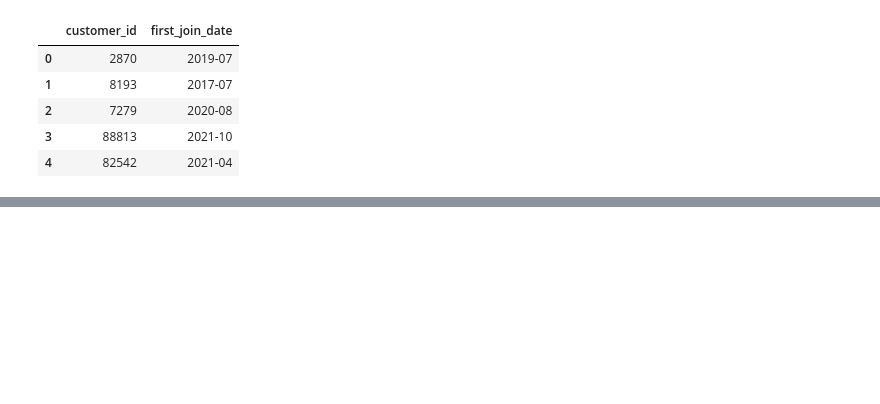
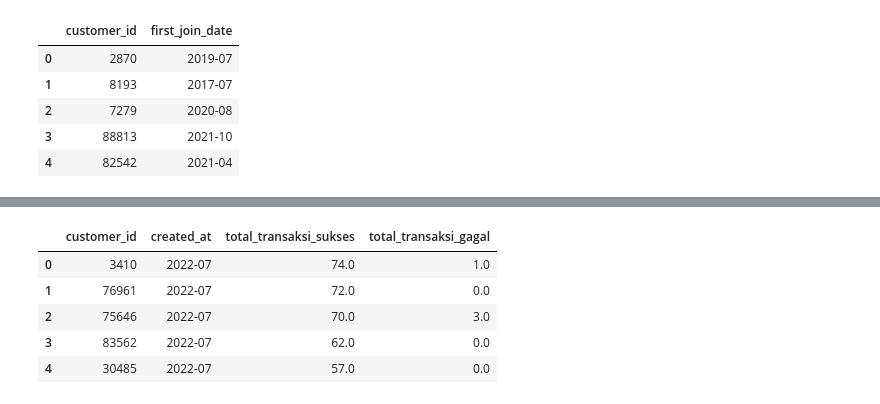
Before and after one commit to latifaahu/kaggle-fp, a Jupyter notebook: coba-week2.ipynb, the cells around one changed output, grey strips where cells are left out. Saved outputs shown, nothing was run; the diff lists cells and outputs as text; code cells hidden in the pictures; blank space fills up the shorter version.

```diff
--- a/coba-week2.ipynb
+++ b/coba-week2.ipynb
@@ -620,0 +639,7 @@ churn_after_join
+# %%
+cust_trans['created_at'] = pd.to_datetime(cust_trans['created_at']).dt.to_period('M')
+# %%
+# buat tabel mengenai total transaksi sukses tiap pelanggan
+sukses = cust_trans[cust_trans['payment_status'] == 'Success']
+total_transaksi_sukses = sukses.groupby(['customer_id','created_at'])[['booking_id']].count().sort_values(by = 'booking_id', ascending = False).reset_index()
+total_transaksi_sukses = total_transaksi_sukses.rename(columns = {'booking_id' : 'total_transaksi_sukses'})
@@ -620,0 +664,9 @@ churn_after_join
+# %%
+transaksi_all.head()
+# %% [output]
+|  | customer_id | created_at | total_transaksi_sukses | total_transaksi_gagal |
+| 0 | 3410 | 2022-07 | 74.0 | 1.0 |
+| 1 | 76961 | 2022-07 | 72.0 | 0.0 |
+| 2 | 75646 | 2022-07 | 70.0 | 3.0 |
+| 3 | 83562 | 2022-07 | 62.0 | 0.0 |
+| 4 | 30485 | 2022-07 | 57.0 | 0.0 |
```
Also changed, not shown: parts of 20 cells of this notebook.
